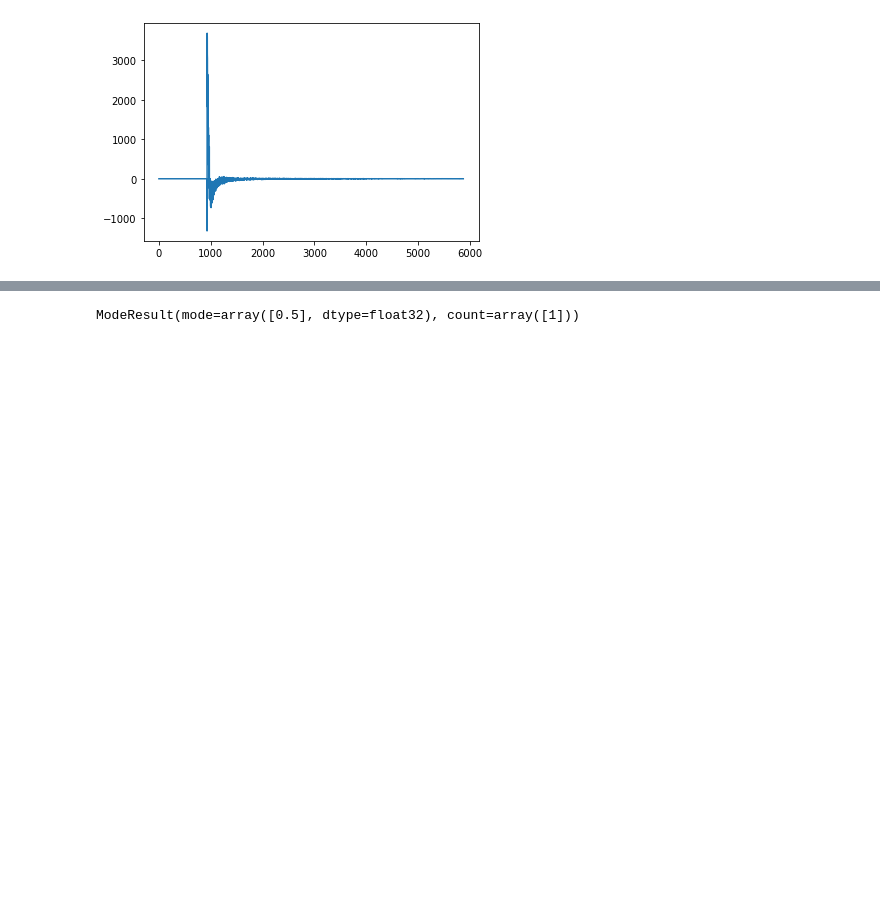
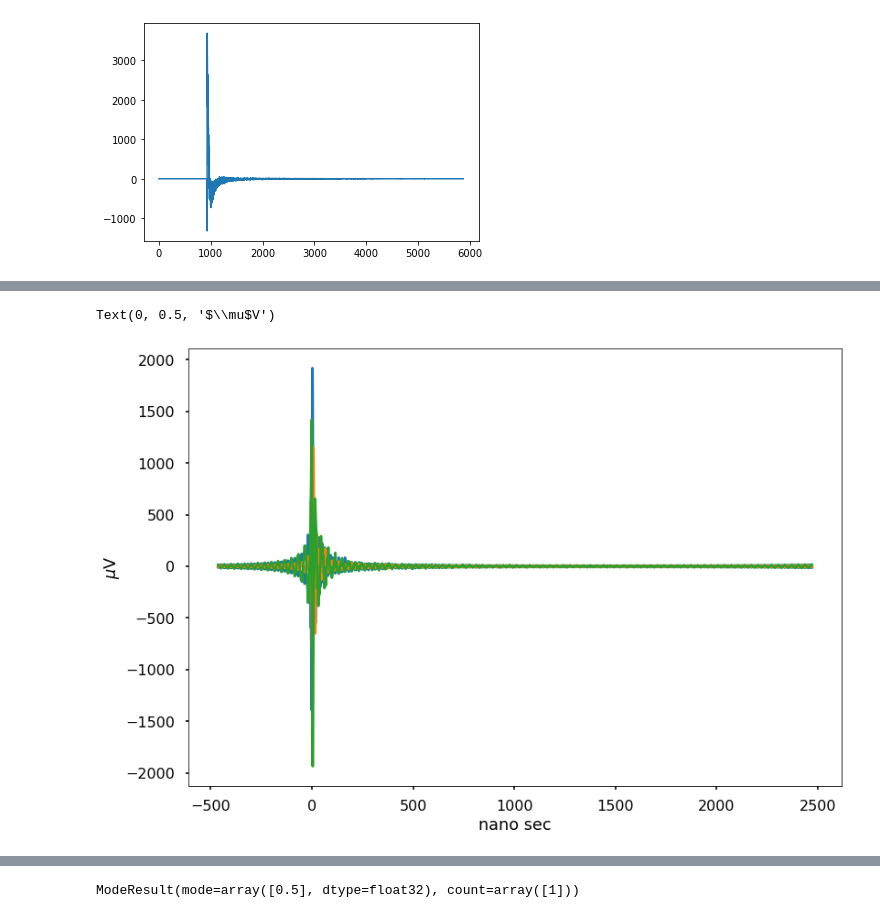
Before and after one commit to abwembya/Filtsim, a Jupyter notebook: filtband.ipynb, the cells around one changed output, grey strips where cells are left out. Cells and saved outputs as stored; diff of their text form; code cells hidden in the pictures; blank space fills up the shorter version.

```diff
--- a/filtband.ipynb
+++ b/filtband.ipynb
@@ -115,0 +146,34 @@ plt.plot(ev.antennas[0].Ex)
+# %%
+
+from scipy import signal
+from scipy.signal import filtfilt
+from scipy.fftpack import fft, ifft, fftfreq
+import scipy
+
+#reduced functions()
+def squarband(time,data, low=0.03, high=0.2):
+    y_rel_plot=[]
+    N=np.array(data).size
+    time=ev.antennas[0].t
+    dt= time[1]-time[0]# interval between steps
+    yf=fft(data)
+    xf =fftfreq(N, dt)#[:round(N/2+1)]
+    freq=np.linspace(0,1/dt,N)
+    for index in range(len(xf)):
+        if low<abs(xf[index])<high:
+            y_rel_plot=np.append(y_rel_plot,yf[index])
+        else:
+            y_rel_plot=np.append(y_rel_plot,0)
+    index+=1
+
+    y_recon=np.fft.ifft(y_rel_plot)
+    return y_recon
+
+plt.plot(time,squarband(ev.antennas[0].t,ev.antennas[0].Ex),'-')
+plt.plot(time,squarband(ev.antennas[0].t,ev.antennas[0].Ey),'-')
+plt.plot(time,squarband(ev.antennas[0].t,ev.antennas[0].Ez),'-')
+plt.xlabel('nano sec')
+plt.ylabel('$\mu$V')
+# %% [output]
+Text(0, 0.5, '$\\mu$V')
+[figure, added]
```
Also changed, not shown: parts of 4 cells of this notebook.
